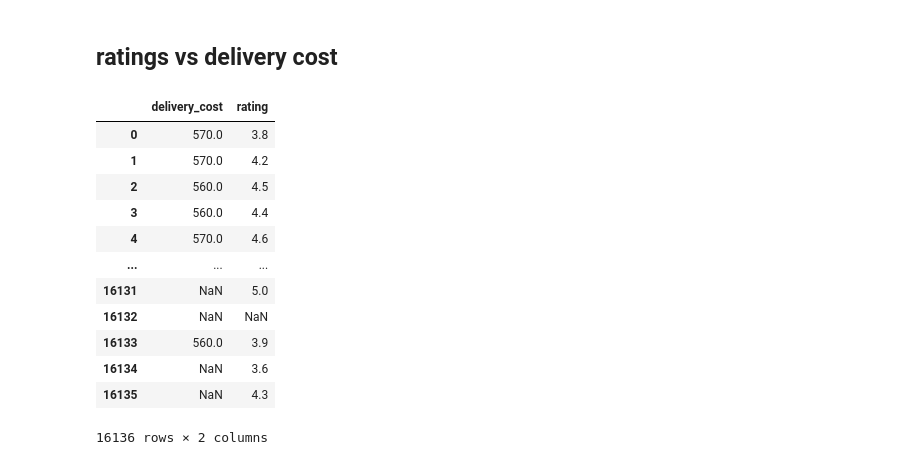
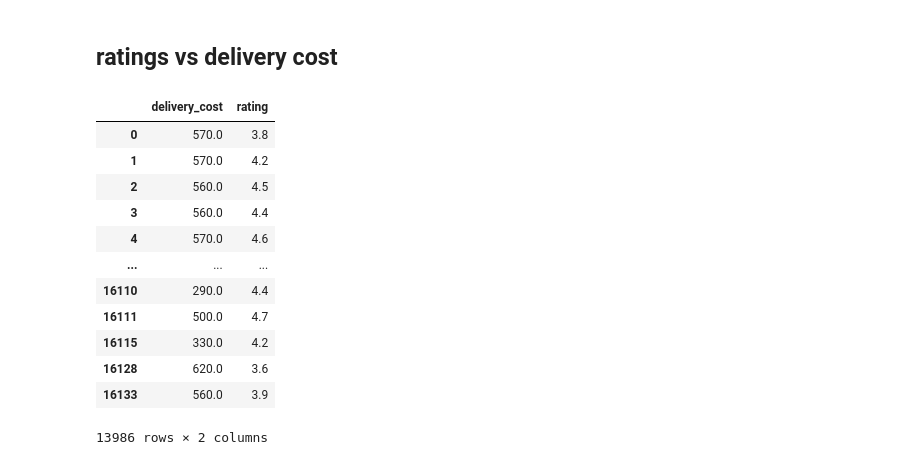
Before and after one commit to KCCHONG1997/ntu-grabsg-datasci-miniproject, a Jupyter notebook: Correlation Analysis.ipynb, the cells around one changed output. Cells and saved outputs as stored; diff of their text form; code cells hidden in the pictures.

```diff
--- a/Correlation Analysis.ipynb
+++ b/Correlation Analysis.ipynb
@@ -46,20 +34,24 @@ data.head()
 # %%
 rating = pd.DataFrame(data['rating'])
 delivery_cost = pd.DataFrame(data['delivery_cost'])
 
 jointDF = pd.concat([delivery_cost, rating], axis = 1).reindex(delivery_cost.index)
 jointDF
+
+jointDF.dropna(inplace=True)  #remove null rows
+cleaned_jointDF = jointDF.dropna()
+cleaned_jointDF
 # %% [output]
 |  | delivery_cost | rating |
 | 0 | 570.0 | 3.8 |
 | 1 | 570.0 | 4.2 |
 | 2 | 560.0 | 4.5 |
 | 3 | 560.0 | 4.4 |
 | 4 | 570.0 | 4.6 |
 | ... | ... | ... |
-| 16131 | NaN | 5.0 |
-| 16132 | NaN | NaN |
+| 16110 | 290.0 | 4.4 |
+| 16111 | 500.0 | 4.7 |
+| 16115 | 330.0 | 4.2 |
+| 16128 | 620.0 | 3.6 |
 | 16133 | 560.0 | 3.9 |
-| 16134 | NaN | 3.6 |
-| 16135 | NaN | 4.3 |
-16136 rows × 2 columns
+13986 rows × 2 columns
```
Also changed, not shown: parts of 21 cells of this notebook.
